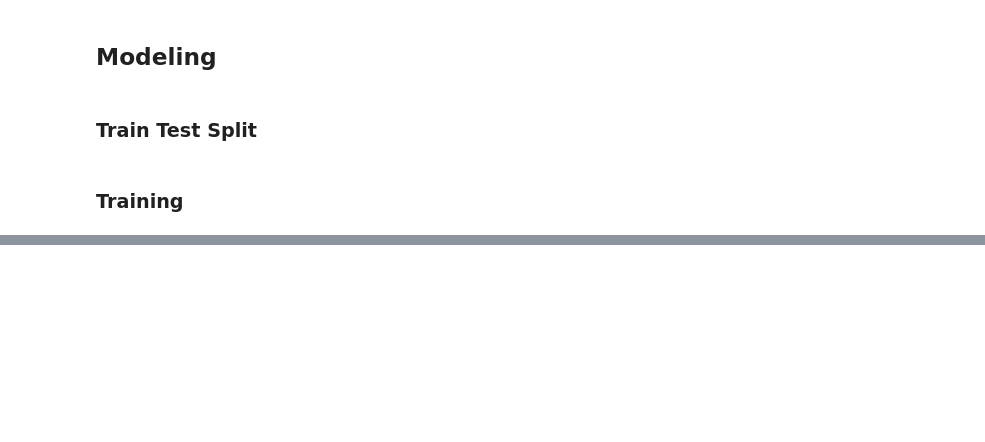
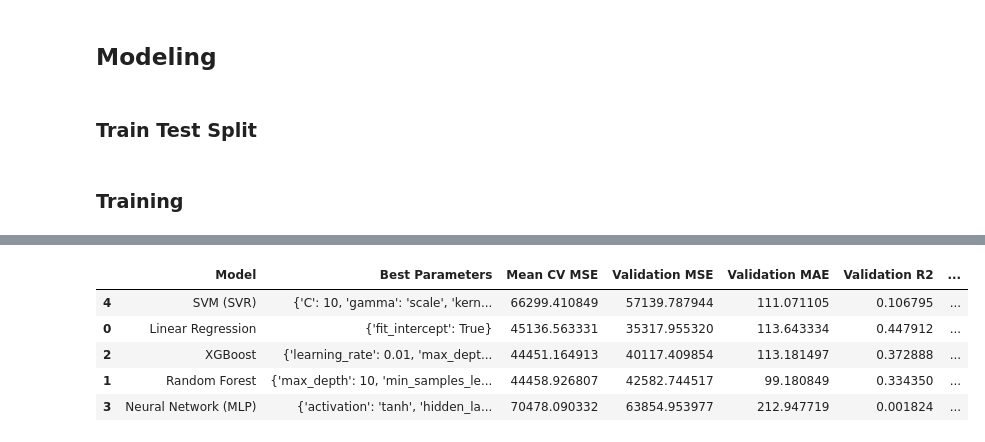
Before and after one commit to omarkhater-school/multi_modal_cgm_analysis, a Jupyter notebook: initial_modeling/training_cgm_only.ipynb, the cells around one changed output, grey strips where cells are left out. Saved outputs shown, nothing was run; the diff lists cells and outputs as text; code cells hidden in the pictures; blank space fills up the shorter version.

Commit message:
Add Cross Validation and Tuning Loop
- 5 Fold Cross validation
- Compare SVM, LR, XGBoost, RandomForest, MLP
- Model selection based on Validation RMSRE

```diff
--- a/initial_modeling/training_cgm_only.ipynb
+++ b/initial_modeling/training_cgm_only.ipynb
@@ -218,0 +324,10 @@ evaluation_results
+# %%
+comparison_df = pd.DataFrame(results).sort_values(by="Validation RMSRE")
+comparison_df
+# %% [output]
+|  | Model | Best Parameters | Mean CV MSE | Validation MSE | Validation MAE | Validation R2 | ... |
+| 4 | SVM (SVR) | {'C': 10, 'gamma': 'scale', 'kern... | 66299.410849 | 57139.787944 | 111.071105 | 0.106795 | ... |
+| 0 | Linear Regression | {'fit_intercept': True} | 45136.563331 | 35317.955320 | 113.643334 | 0.447912 | ... |
+| 2 | XGBoost | {'learning_rate': 0.01, 'max_dept... | 44451.164913 | 40117.409854 | 113.181497 | 0.372888 | ... |
+| 1 | Random Forest | {'max_depth': 10, 'min_samples_le... | 44458.926807 | 42582.744517 | 99.180849 | 0.334350 | ... |
+| 3 | Neural Network (MLP) | {'activation': 'tanh', 'hidden_la... | 70478.090332 | 63854.953977 | 212.947719 | 0.001824 | ... |
```
Also changed, not shown: parts of 14 cells of this notebook.
